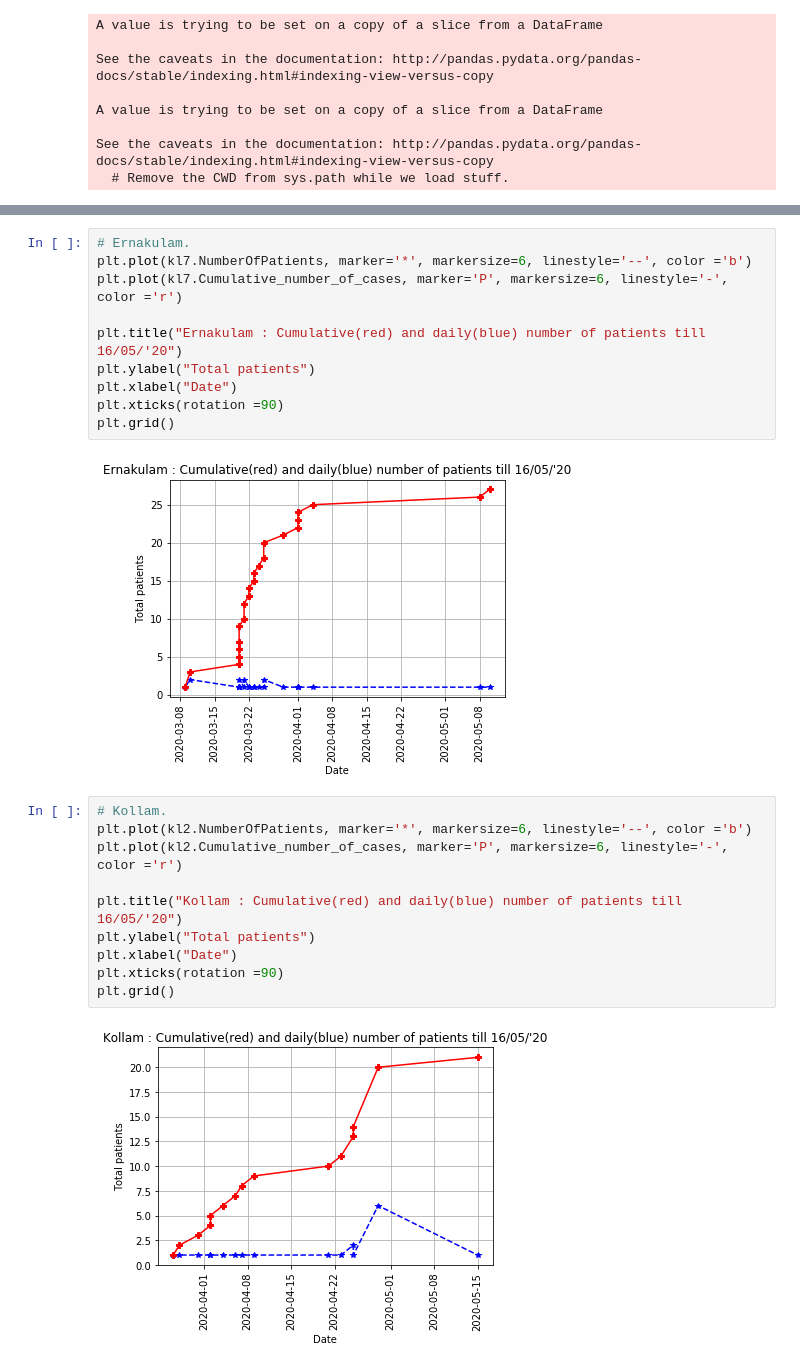
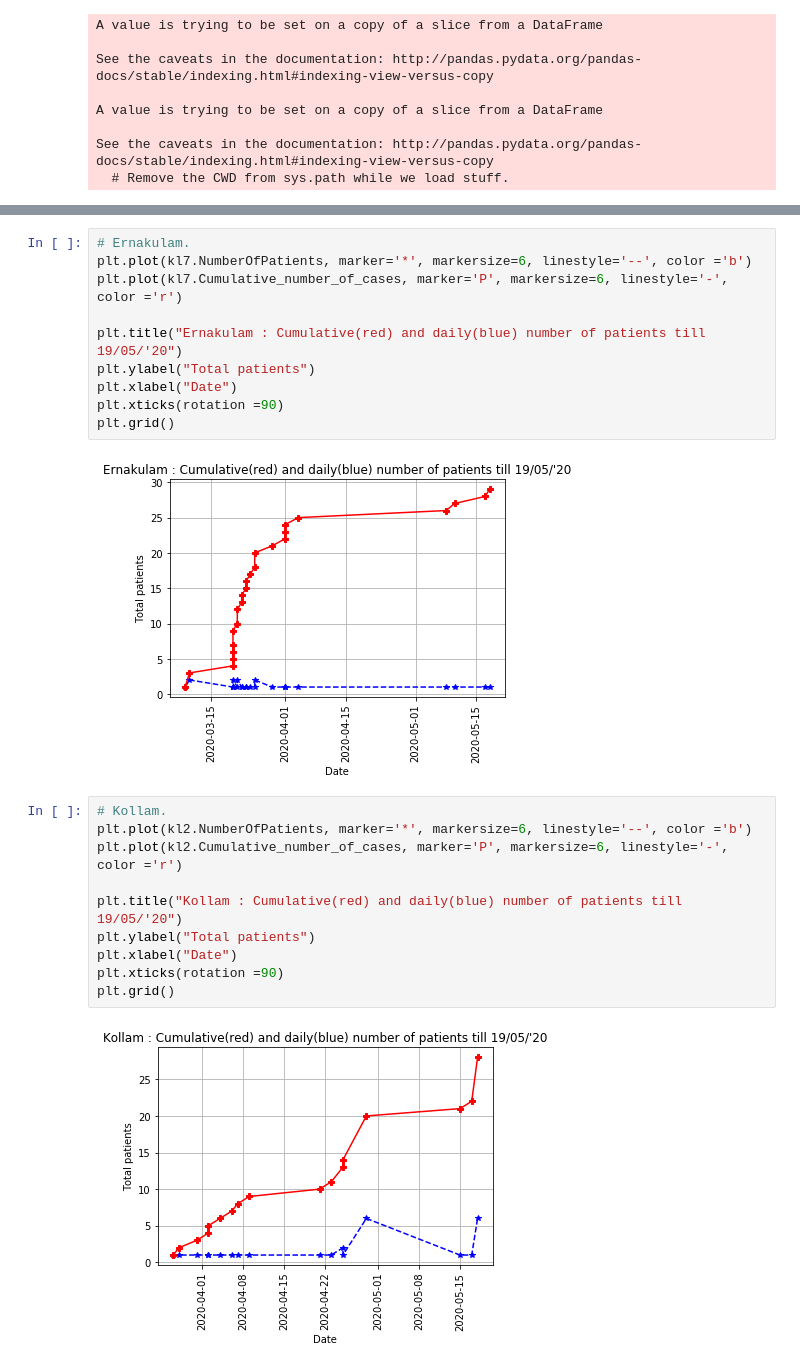
Before and after one commit to sandyiswell/covid19Kerala, a Jupyter notebook: DistricsWise.ipynb, the cells around one changed output, grey strips where cells are left out. Cells and saved outputs as stored; diff of their text form.

```diff
--- a/DistricsWise.ipynb
+++ b/DistricsWise.ipynb
@@ -157,25 +157,25 @@ plt.grid()
 plt.plot(kl7.NumberOfPatients, marker='*', markersize=6, linestyle='--', color ='b')
 plt.plot(kl7.Cumulative_number_of_cases, marker='P', markersize=6, linestyle='-', color ='r')
 
-plt.title("Ernakulam : Cumulative(red) and daily(blue) number of patients till 16/05/'20")
+plt.title("Ernakulam : Cumulative(red) and daily(blue) number of patients till 19/05/'20")
 plt.ylabel("Total patients")
 plt.xlabel("Date")
 plt.xticks(rotation =90)
 plt.grid()
 # %% [output]
-[figure, old version]
+[figure, new version]
 # %%
 # Kollam.
 plt.plot(kl2.NumberOfPatients, marker='*', markersize=6, linestyle='--', color ='b')
 plt.plot(kl2.Cumulative_number_of_cases, marker='P', markersize=6, linestyle='-', color ='r')
 
-plt.title("Kollam : Cumulative(red) and daily(blue) number of patients till 16/05/'20")
+plt.title("Kollam : Cumulative(red) and daily(blue) number of patients till 19/05/'20")
 plt.ylabel("Total patients")
 plt.xlabel("Date")
 plt.xticks(rotation =90)
 plt.grid()
 # %% [output]
-[figure, old version]
+[figure, new version]
 # %%
 # Pathanamthitta.
 plt.plot(kl3.NumberOfPatients, marker='*', markersize=6, linestyle='--', color ='b')
```
Also changed, not shown: parts of 15 cells of this notebook.
